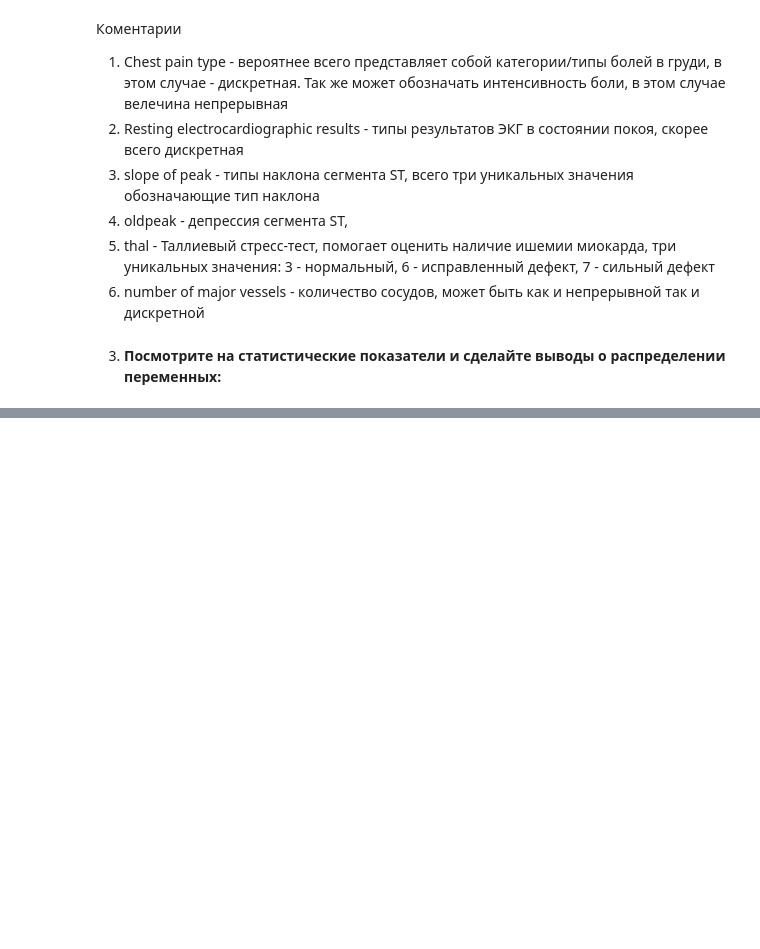
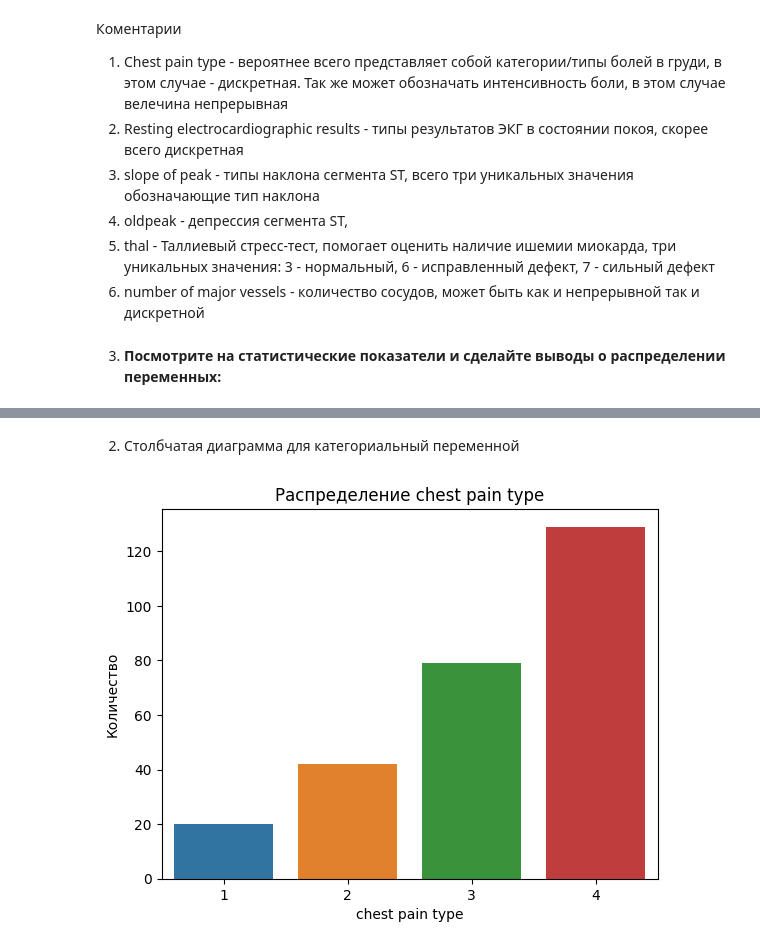
Before and after one commit to Kurennu/ML, a Jupyter notebook: 1.ipynb, the cells around one changed output, grey strips where cells are left out. Drawn from its saved outputs; the diff is of its cells as text; code cells hidden in the pictures; blank space fills up the shorter version.

```diff
--- a/1.ipynb
+++ b/1.ipynb
@@ -164,0 +173,10 @@ sns.displot(df['age'])
+# %% [markdown]
+2. Столбчатая диаграмма для категориальный переменной
+# %%
+sns.countplot(x='chest pain type', data=df)
+plt.title('Распределение chest pain type')
+plt.xlabel('chest pain type')
+plt.ylabel('Количество')
+plt.show()
+# %% [output]
+[figure, added]
```
Also changed, not shown: parts of 5 cells of this notebook.
